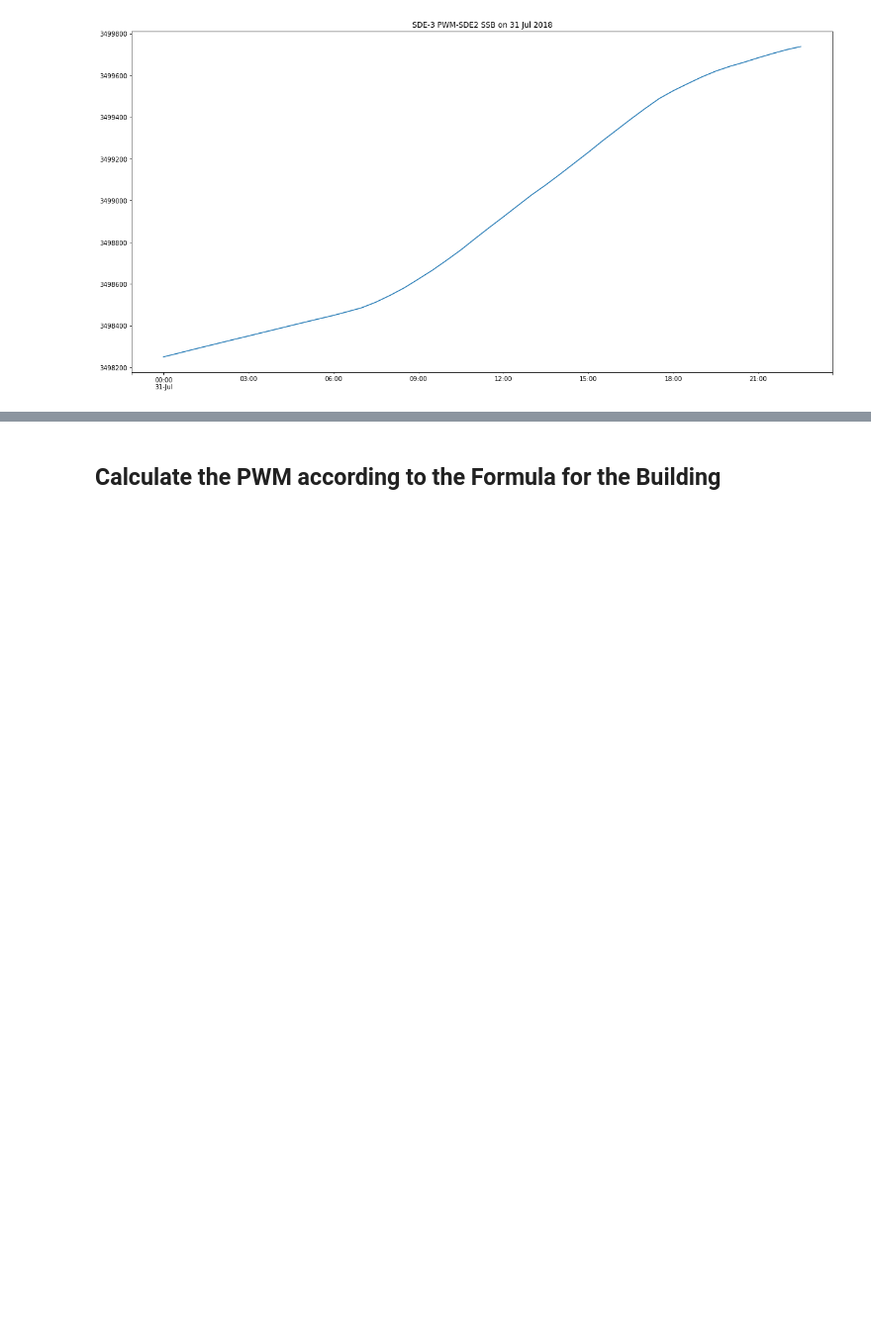
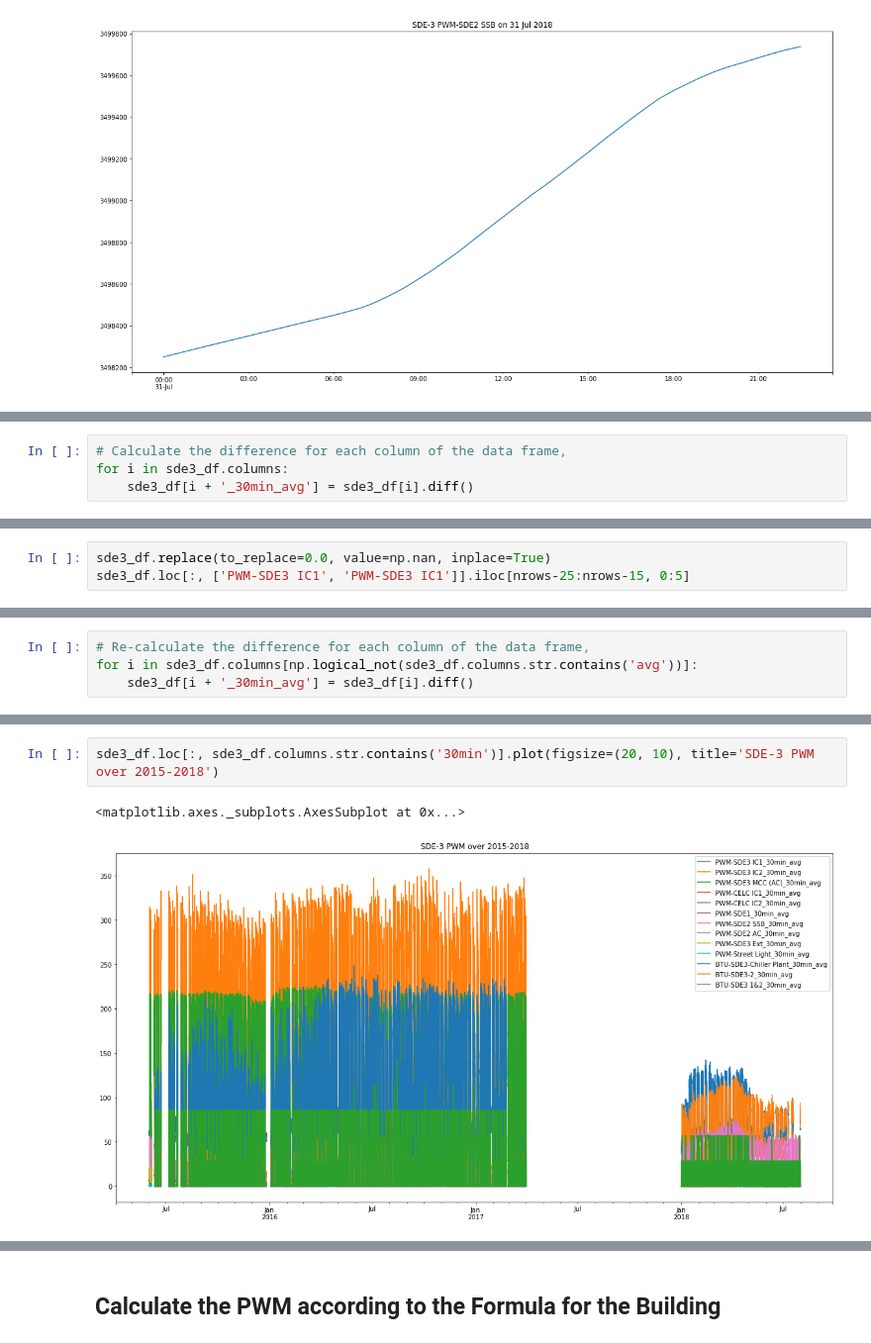
Before and after one commit to tkokkeng/KE5105-Time-Series-Forecasting, a Jupyter notebook: exploration/etl2.ipynb, the cells around one changed output, grey strips where cells are left out. Shown at 99% size. Cells and saved outputs as stored; diff of their text form; blank space fills up the shorter version.

Commit message:
converted cumulative data to interval average

```diff
--- a/exploration/etl2.ipynb
+++ b/exploration/etl2.ipynb
@@ -359,0 +388,4 @@ sde3_df.loc['2018-07-31 00H':'2018-08-01 23H', 'PWM-SDE2 SSB'].plot(figsize=(20,
+# %%
+# Calculate the difference for each column of the data frame,
+for i in sde3_df.columns:
+    sde3_df[i + '_30min_avg'] = sde3_df[i].diff()
@@ -359,0 +457,3 @@ sde3_df.loc['2018-07-31 00H':'2018-08-01 23H', 'PWM-SDE2 SSB'].plot(figsize=(20,
+# %%
+sde3_df.replace(to_replace=0.0, value=np.nan, inplace=True)
+sde3_df.loc[:, ['PWM-SDE3 IC1', 'PWM-SDE3 IC1']].iloc[nrows-25:nrows-15, 0:5]
@@ -359,0 +480,4 @@ sde3_df.loc['2018-07-31 00H':'2018-08-01 23H', 'PWM-SDE2 SSB'].plot(figsize=(20,
+# %%
+# Re-calculate the difference for each column of the data frame,
+for i in sde3_df.columns[np.logical_not(sde3_df.columns.str.contains('avg'))]:
+    sde3_df[i + '_30min_avg'] = sde3_df[i].diff()
@@ -359,0 +498,5 @@ sde3_df.loc['2018-07-31 00H':'2018-08-01 23H', 'PWM-SDE2 SSB'].plot(figsize=(20,
+# %%
+sde3_df.loc[:, sde3_df.columns.str.contains('30min')].plot(figsize=(20, 10), title='SDE-3 PWM over 2015-2018')
+# %% [output]
+<matplotlib.axes._subplots.AxesSubplot at 0x...>
+[figure, added]
```
Also changed, not shown: parts of 34 cells of this notebook.
